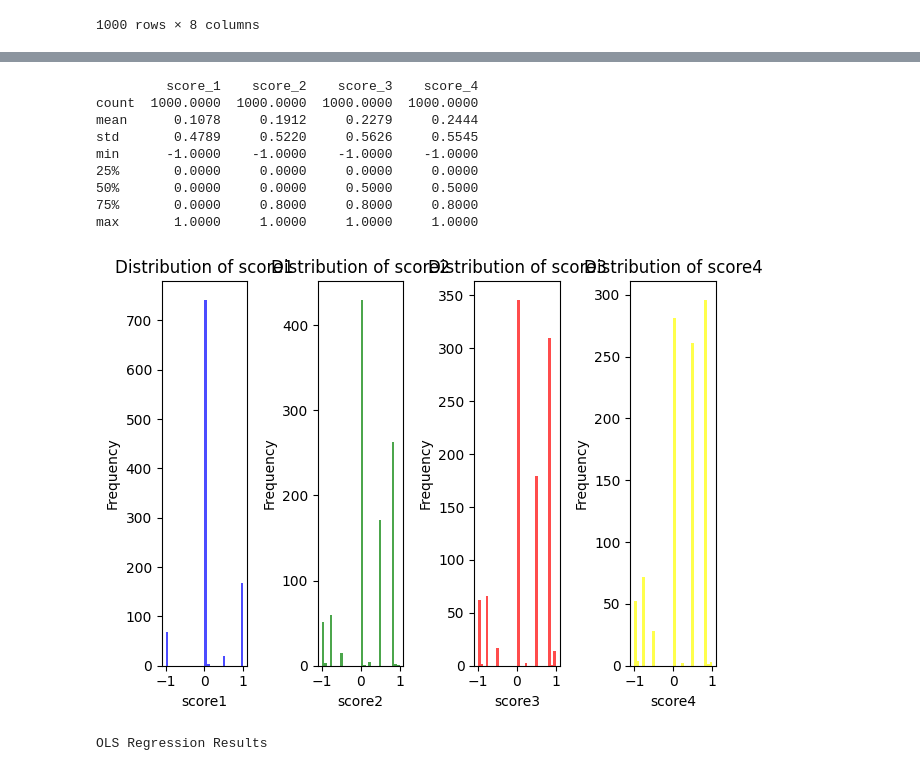
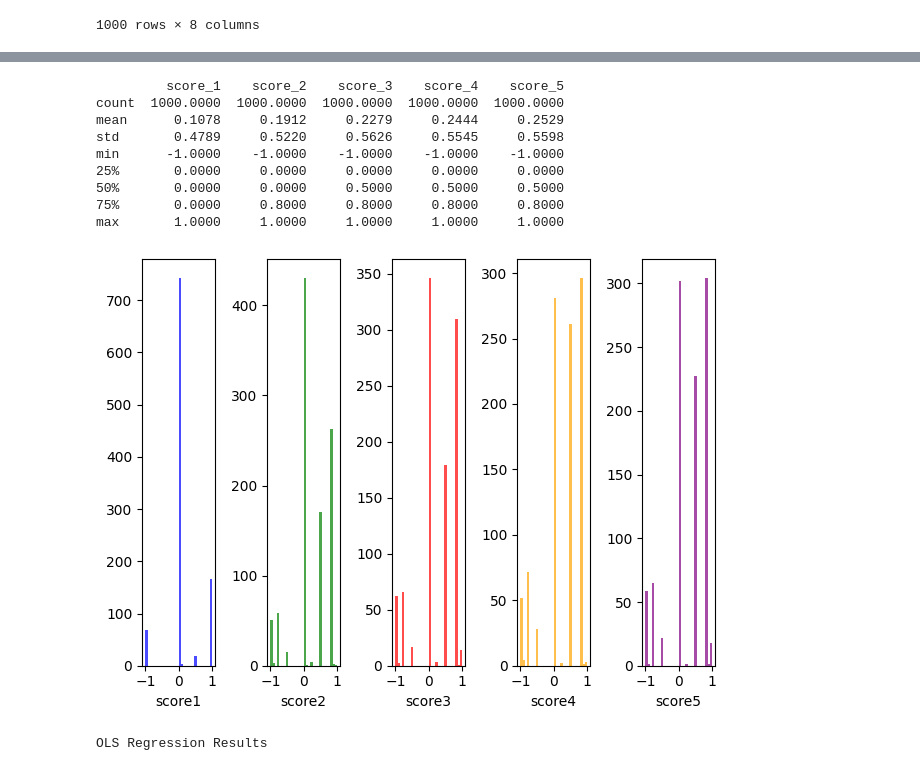
Before and after one commit to boyu571/LLM_based_investment_research, a Jupyter notebook: new/1228.ipynb, the cells around one changed output, grey strips where cells are left out. Cells and saved outputs as stored; diff of their text form; code cells hidden in the pictures.

```diff
--- a/new/1228.ipynb
+++ b/new/1228.ipynb
@@ -144,7 +144,7 @@ prompt1 = "Forget all previous instructions. Pretend you are a professional inve
 prompt1 = "Forget all previous instructions. Pretend you are a financial expert with experience in recommending financial assets. If the headline and content of the article are certain to be good news for future cryptocurrency prices in South Korea, answer with a number close to 1. If it is certain to be bad news, answer with a number close to -1. If it is uncertain or there is insufficient information about the impact on cryptocurrency prices, answer with a number close to 0. In other words, after reading the news article headline and content, respond with a real number between -1 and 1, indicating whether it's good news, bad news, or uncertain for future cryptocurrency prices in South Korea. If there are multiple articles or contents in the article, consider them comprehensively and respond with only one number instead of multiple numbers. Answer with the number only, without explanation or additional text."
 # %%
 # score5
-# prompt1 = "Forget all previous instructions. Pretend you are a professional investor in cryptocurrencies. If the headline and content of the article are certain to be good news for the price of cryptocurrencies traded the next day, answer with a number close to 1. If it is certain to be bad news, answer with a number close to -1. If it is uncertain or there is insufficient information about the impact on cryptocurrency prices, answer with a number close to 0. In other words, after reading the news article headline and content, respond with a real number between -1 and 1, indicating whether it's good news, bad news, or uncertain for future cryptocurrency prices. If there are multiple articles or contents in the article, consider them comprehensively and respond with only one number instead of multiple numbers. Answer with the number only, without explanation or additional text."
+prompt1 = "Forget all previous instructions. Pretend you are a professional investor in cryptocurrencies. If the headline and content of the article are certain to be good news for future cryptocurrency prices in South Korea, answer with a number close to 1. If it is certain to be bad news, answer with a number close to -1. If it is uncertain or there is insufficient information about the impact on cryptocurrency prices, answer with a number close to 0. In other words, after reading the news article headline and content, respond with a real number between -1 and 1, indicating whether it's good news, bad news, or uncertain for future cryptocurrency prices in South Korea. If there are multiple articles or contents in the article, consider them comprehensively and respond with only one number instead of multiple numbers. Answer with the number only, without explanation or additional text."
 # %%
 # 결과를 저장할 빈 데이터프레임을 초기화합니다.
 result1 = pd.DataFrame()
@@ -152,7 +152,7 @@ result1 = pd.DataFrame()
 # data의 모든 행을 100행씩 처리합니다.
 for i in range(0, len(testdata), 100):
     subset = testdata.iloc[i:i+100]
-    subset['score2'] = (prompt1 + 'title : ' + subset['title'] + 'content : ' + subset['content']).apply(get_completion_with_delay)
+    subset['score5'] = (prompt1 + 'title : ' + subset['title'] + 'content : ' + subset['content']).apply(get_completion_with_delay)
     result1 = pd.concat([result1, subset])
     # result1.to_csv(f'/workspace/llm/sentiment/code/result1_{i+100}.csv', encoding='utf-8-sig')
 # %% [output]
@@ -361,0 +362,3 @@ df
+# %%
+df = df[['title', 'content', 'score', 'score2', 'score3', 'score4', 'score5']]
+df
@@ -388,18 +405,19 @@ score_1 = df['score'].describe()
 score_2 = df['score2'].describe()
 score_3 = df['score3'].describe()
 score_4 = df['score4'].describe()
+score_5 = df['score5'].describe()
 
-comparison_df = pd.concat([score_1, score_2,score_3, score_4], axis=1, keys=['score_1', 'score_2', 'score_3', 'score_4'])
+comparison_df = pd.concat([score_1, score_2,score_3, score_4, score_5], axis=1, keys=['score_1', 'score_2', 'score_3', 'score_4', 'score_5'])
 
 comparison_df= comparison_df.round(4)
 print(comparison_df)
 # %% [output]
-         score_1    score_2    score_3    score_4
-count  1000.0000  1000.0000  1000.0000  1000.0000
-mean      0.1078     0.1912     0.2279     0.2444
-std       0.4789     0.5220     0.5626     0.5545
-min      -1.0000    -1.0000    -1.0000    -1.0000
-25%       0.0000     0.0000     0.0000     0.0000
-50%       0.0000     0.0000     0.5000     0.5000
-75%       0.0000     0.8000     0.8000     0.8000
-max       1.0000     1.0000     1.0000     1.0000
+         score_1    score_2    score_3    score_4    score_5
+count  1000.0000  1000.0000  1000.0000  1000.0000  1000.0000
+mean      0.1078     0.1912     0.2279     0.2444     0.2529
+std       0.4789     0.5220     0.5626     0.5545     0.5598
+min      -1.0000    -1.0000    -1.0000    -1.0000    -1.0000
+25%       0.0000     0.0000     0.0000     0.0000     0.0000
+50%       0.0000     0.0000     0.5000     0.5000     0.5000
+75%       0.0000     0.8000     0.8000     0.8000     0.8000
+max       1.0000     1.0000     1.0000     1.0000     1.0000
@@ -406,37 +426,44 @@ max       1.0000     1.0000     1.0000     1.0000
 # %%
 # score1의 분포
-plt.subplot(1, 4, 1)
+plt.subplot(1, 5, 1)
 plt.hist(df['score'], bins=30, alpha=0.7, color='blue')
-plt.title('Distribution of score1')
+# plt.title('Distribution of score1')
 plt.xlabel('score1')
-plt.ylabel('Frequency')
+# plt.ylabel('Frequency')
 
 # score2의 분포
-plt.subplot(1, 4, 2)
+plt.subplot(1, 5, 2)
 plt.hist(df['score2'], bins=30, alpha=0.7, color='green')
-plt.title('Distribution of score2')
+# plt.title('Distribution of score2')
 plt.xlabel('score2')
-plt.ylabel('Frequency')
+# plt.ylabel('Frequency')
 
 
 # score2의 분포
-plt.subplot(1, 4, 3)
+plt.subplot(1, 5, 3)
 plt.hist(df['score3'], bins=30, alpha=0.7, color='red')
-plt.title('Distribution of score3')
+# plt.title('Distribution of score3')
 plt.xlabel('score3')
-plt.ylabel('Frequency')
+# plt.ylabel('Frequency')
 
 # score2의 분포
-plt.subplot(1, 4, 4)
-plt.hist(df['score4'], bins=30, alpha=0.7, color='yellow')
-plt.title('Distribution of score4')
+plt.subplot(1, 5, 4)
+plt.hist(df['score4'], bins=30, alpha=0.7, color='orange')
+# plt.title('Distribution of score4')
 plt.xlabel('score4')
-plt.ylabel('Frequency')
+# plt.ylabel('Frequency')
+
+# score2의 분포
+plt.subplot(1, 5, 5)
+plt.hist(df['score5'], bins=30, alpha=0.7, color='purple')
+# plt.title('Distribution of score4')
+plt.xlabel('score5')
+# plt.ylabel('Frequency')
 
 plt.tight_layout()
 plt.show()
 # %% [output]
-[figure, old version]
+[figure, new version]
 # %%
 import statsmodels.api as sm
 X = df['score3']
```
Also changed, not shown: parts of 14 cells of this notebook, 5 other files.
